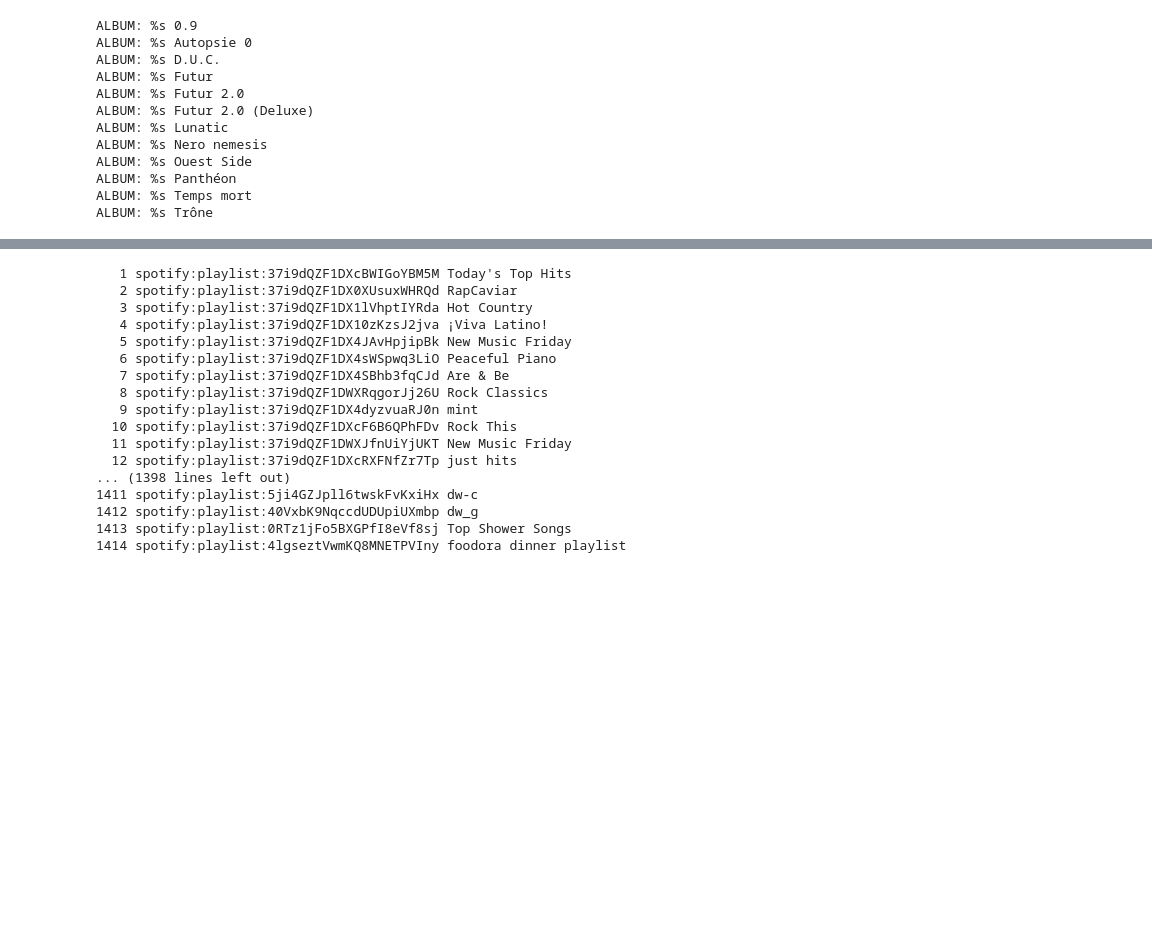
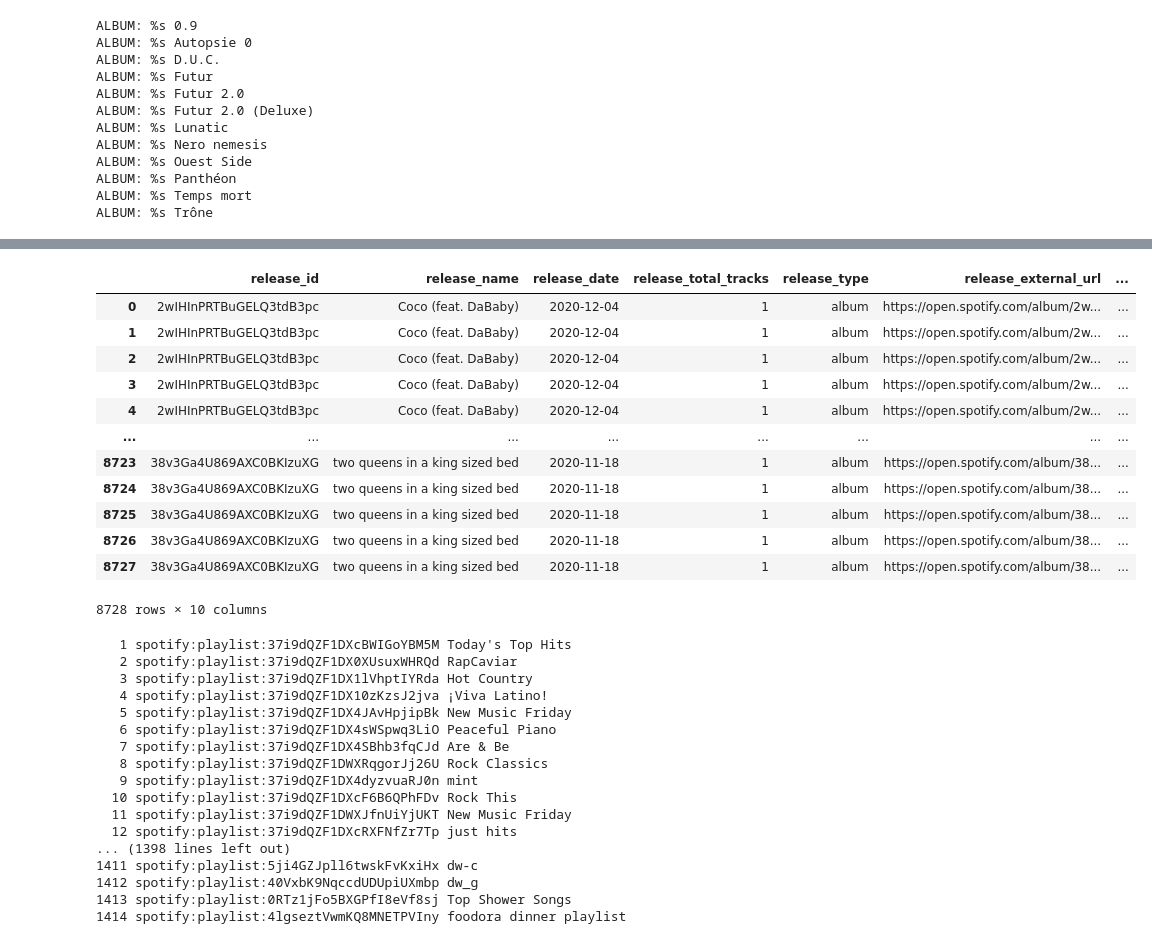
Before and after one commit to jsarni/talent_hunter_project, a Jupyter notebook: notebooks/spotify_data_collect.ipynb, the cells around one changed output, grey strips where cells are left out. Drawn from its saved outputs; the diff is of its cells as text; code cells hidden in the pictures; blank space fills up the shorter version.

```diff
--- a/notebooks/spotify_data_collect.ipynb
+++ b/notebooks/spotify_data_collect.ipynb
@@ -146,3 +184,52 @@ while response:
+# %%
+#new released:
+
+response = sp.new_releases()
+response_list =[]
+while response:
+    albums = response['albums']
+    for item in (albums['items']):
+        #print(item['external_urls'])
+        for pays in item['available_markets']:
+            #Release:
+            release_id           =item['id']
+            release_name         =item['name']
+            release_date         =item['release_date']
+            release_total_tracks =item['total_tracks']
+            release_type        =item['type']
+            release_external_url =item['external_urls']['spotify']
+            #album
+            album_type =item['album_type']
+            #Artist Data:
+            artist_id  =item['artists'][0]['id']
+            response_list.append([release_id,release_name,release_date,release_total_tracks,release_type,release_external_url,pays,album_type,artist_id])
+
+    if albums['next']:
+        response = sp.next(albums)
+    else:
+        response = None
+# %%
+from datetime import datetime
+def todayString():
+    return datetime.now().replace(microsecond=0).strftime("%Y-%m-%d")
+
+release = pd.DataFrame(response_list,columns=['release_id','release_name','release_date','release_total_tracks','release_type','release_external_url','release_available_market','album_type','artist_id'])
+release['collect_date']=todayString()
+release
+# %% [output]
+|  | release_id | release_name | release_date | release_total_tracks | release_type | release_external_url | ... |
+| 0 | 2wIHInPRTBuGELQ3tdB3pc | Coco (feat. DaBaby) | 2020-12-04 | 1 | album | https://open.spotify.com/album/2w... | ... |
+| 1 | 2wIHInPRTBuGELQ3tdB3pc | Coco (feat. DaBaby) | 2020-12-04 | 1 | album | https://open.spotify.com/album/2w... | ... |
+| 2 | 2wIHInPRTBuGELQ3tdB3pc | Coco (feat. DaBaby) | 2020-12-04 | 1 | album | https://open.spotify.com/album/2w... | ... |
+| 3 | 2wIHInPRTBuGELQ3tdB3pc | Coco (feat. DaBaby) | 2020-12-04 | 1 | album | https://open.spotify.com/album/2w... | ... |
+| 4 | 2wIHInPRTBuGELQ3tdB3pc | Coco (feat. DaBaby) | 2020-12-04 | 1 | album | https://open.spotify.com/album/2w... | ... |
+| ... | ... | ... | ... | ... | ... | ... | ... |
+| 8723 | 38v3Ga4U869AXC0BKIzuXG | two queens in a king sized bed | 2020-11-18 | 1 | album | https://open.spotify.com/album/38... | ... |
+| 8724 | 38v3Ga4U869AXC0BKIzuXG | two queens in a king sized bed | 2020-11-18 | 1 | album | https://open.spotify.com/album/38... | ... |
+| 8725 | 38v3Ga4U869AXC0BKIzuXG | two queens in a king sized bed | 2020-11-18 | 1 | album | https://open.spotify.com/album/38... | ... |
+| 8726 | 38v3Ga4U869AXC0BKIzuXG | two queens in a king sized bed | 2020-11-18 | 1 | album | https://open.spotify.com/album/38... | ... |
+| 8727 | 38v3Ga4U869AXC0BKIzuXG | two queens in a king sized bed | 2020-11-18 | 1 | album | https://open.spotify.com/album/38... | ... |
+8728 rows × 10 columns
 # %%
 user = 'spotify'
 playlists = sp.user_playlists(user)
```
Also changed, not shown: parts of 6 cells of this notebook.
